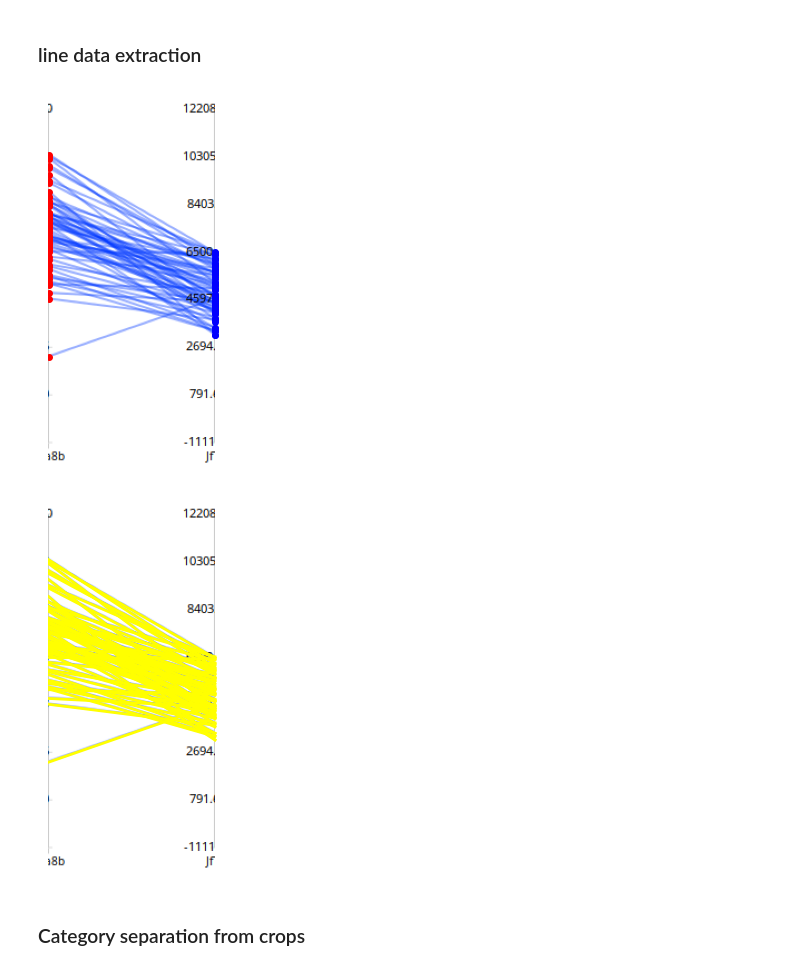
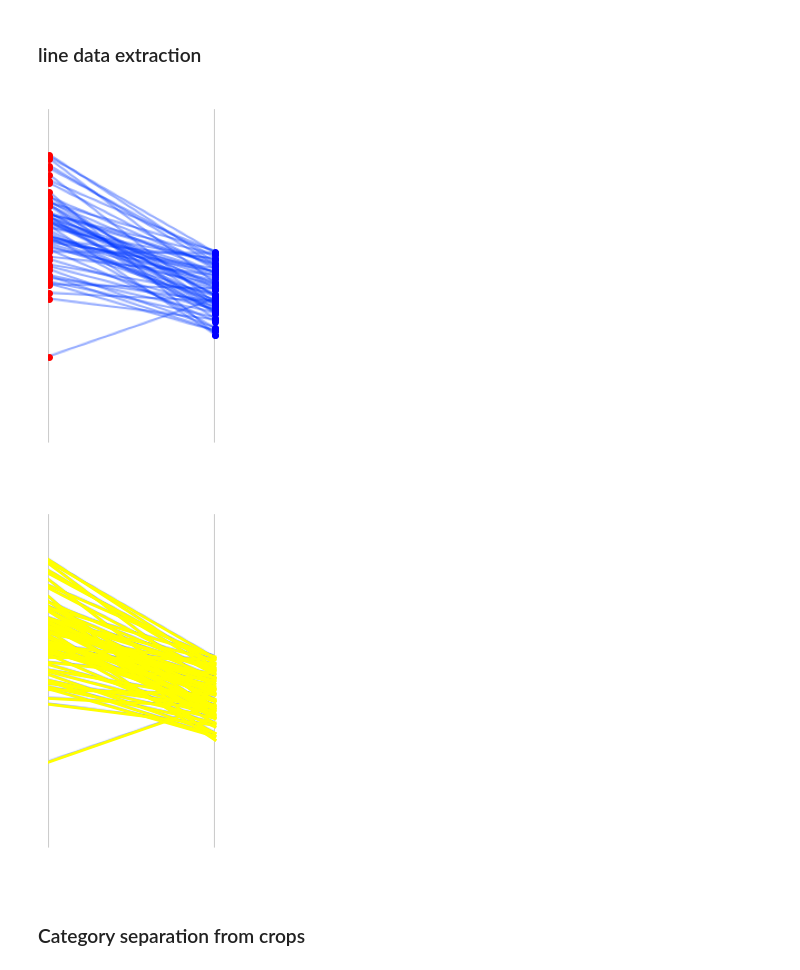
Before and after one commit to poonam2308/PaCoNet, a Jupyter notebook: notebooks/test_visualization.ipynb, the cells around one changed output. Saved outputs shown, nothing was run; the diff lists cells and outputs as text; code cells hidden in the pictures.

```diff
--- a/notebooks/test_visualization.ipynb
+++ b/notebooks/test_visualization.ipynb
@@ -214,7 +217,7 @@ import matplotlib.pyplot as plt
 # Files
 json_file = 'out_comb/synthetic_plots13_1/image_3.json'
 filename = "image_3_6ayE_crop_2.png"
-image_over = 'out_comb/cropping_plots_pc/image_3_6ayE_crop_2.png'
+image_over = 'out_comb/cropping_plots_pn/image_3_6ayE_crop_2.png'
 
 # Load JSON
 with open(json_file, 'r') as file:
@@ -227,35 +230,35 @@ crop_key = f"crop_{crop_num}"
 # Derive category key from filename
 # "image_3_6ayE_crop_1.png" -> "6ayE"
 category_key = filename.split("_")[2]
 
 # Extract line data for that crop & category
 line_data = data["lines_by_region"][crop_key][category_key]
 
 # --- Plot points ---
 img = plt.imread(image_over)
 fig, ax = plt.subplots()
 ax.imshow(img)
 
 for x1, y1, x2, y2 in line_data:
     ax.plot(x1, y1, 'ro', markersize=4)  # start point
     ax.plot(x2, y2, 'bo', markersize=4)  # end point
 
 plt.axis('off')
 plt.show()
 
 # --- Plot connecting lines ---
 img = plt.imread(image_over)
 fig, ax = plt.subplots()
 ax.imshow(img)
 
 for x1, y1, x2, y2 in line_data:
     ax.plot([x1, x2], [y1, y2], color='yellow', linewidth=2)
 
 plt.axis('off')
 plt.show()
 # %% [output]
-[figure, old version]
+[figure, new version]
-[figure, old version]
+[figure, new version]
 # %% [markdown]
 ### Category separation from crops
 # %%
```
Also changed, not shown: parts of 2 cells of this notebook, 3 other files.
